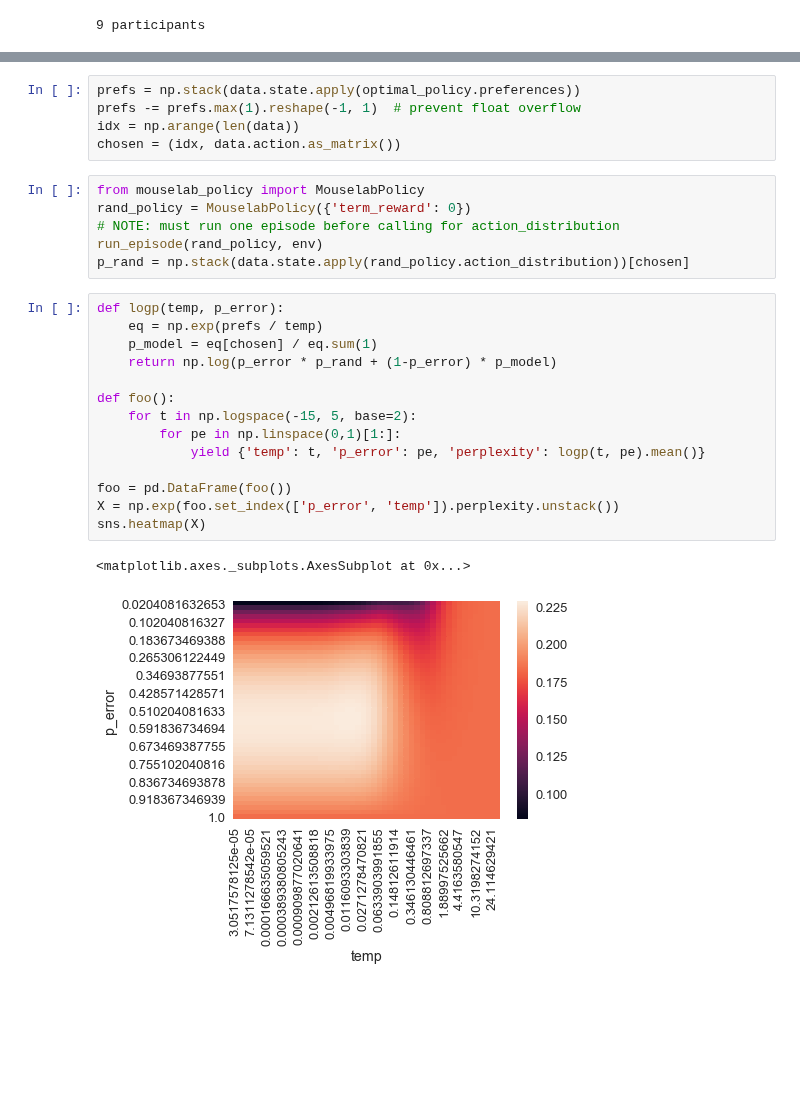
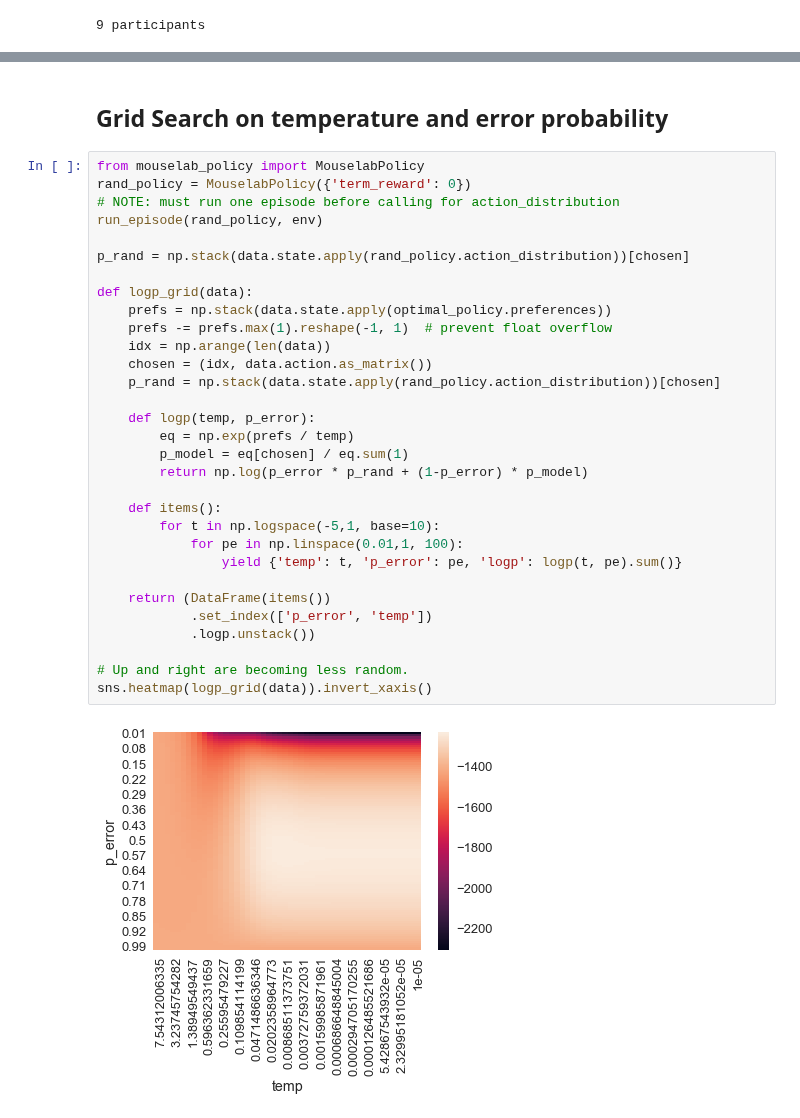
Before and after one commit to fredcallaway/planning, a Jupyter notebook: python/optimal_model.ipynb, the cells around one changed output, grey strips where cells are left out. Cells and saved outputs as stored; diff of their text form; blank space fills up the shorter version.

Commit message:
optimal model is rearing and ready

```diff
--- a/python/optimal_model.ipynb
+++ b/python/optimal_model.ipynb
@@ -162,28 +157,35 @@ data.head()
-# %%
-prefs = np.stack(data.state.apply(optimal_policy.preferences))
-prefs -= prefs.max(1).reshape(-1, 1)  # prevent float overflow
-idx = np.arange(len(data))
-chosen = (idx, data.action.as_matrix())
-# %%
-from mouselab_policy import MouselabPolicy
-rand_policy = MouselabPolicy({'term_reward': 0})
-# NOTE: must run one episode before calling for action_distribution
-run_episode(rand_policy, env)
-p_rand = np.stack(data.state.apply(rand_policy.action_distribution))[chosen]
+# %% [markdown]
+## Grid Search on temperature and error probability
 # %%
-def logp(temp, p_error):
-    eq = np.exp(prefs / temp)
-    p_model = eq[chosen] / eq.sum(1)
-    return np.log(p_error * p_rand + (1-p_error) * p_model)
+from mouselab_policy import MouselabPolicy
+rand_policy = MouselabPolicy({'term_reward': 0})
+# NOTE: must run one episode before calling for action_distribution
+run_episode(rand_policy, env)
 
-def foo():
-    for t in np.logspace(-15, 5, base=2):
-        for pe in np.linspace(0,1)[1:]:
-            yield {'temp': t, 'p_error': pe, 'perplexity': logp(t, pe).mean()}
+p_rand = np.stack(data.state.apply(rand_policy.action_distribution))[chosen]
 
-foo = pd.DataFrame(foo())
-X = np.exp(foo.set_index(['p_error', 'temp']).perplexity.unstack())
-sns.heatmap(X)
+def logp_grid(data):
+    prefs = np.stack(data.state.apply(optimal_policy.preferences))
+    prefs -= prefs.max(1).reshape(-1, 1)  # prevent float overflow
+    idx = np.arange(len(data))
+    chosen = (idx, data.action.as_matrix())
+    p_rand = np.stack(data.state.apply(rand_policy.action_distribution))[chosen]
+
+    def logp(temp, p_error):
+        eq = np.exp(prefs / temp)
+        p_model = eq[chosen] / eq.sum(1)
+        return np.log(p_error * p_rand + (1-p_error) * p_model)
+
+    def items():
+        for t in np.logspace(-5,1, base=10):
+            for pe in np.linspace(0.01,1, 100):
+                yield {'temp': t, 'p_error': pe, 'logp': logp(t, pe).sum()}
+
+    return (DataFrame(items())
+            .set_index(['p_error', 'temp'])
+            .logp.unstack())
+
+# Up and right are becoming less random.
+sns.heatmap(logp_grid(data)).invert_xaxis()
 # %% [output]
-<matplotlib.axes._subplots.AxesSubplot at 0x...>
-[figure, old version]
+[figure, new version]
```
Also changed, not shown: parts of 14 cells of this notebook.
